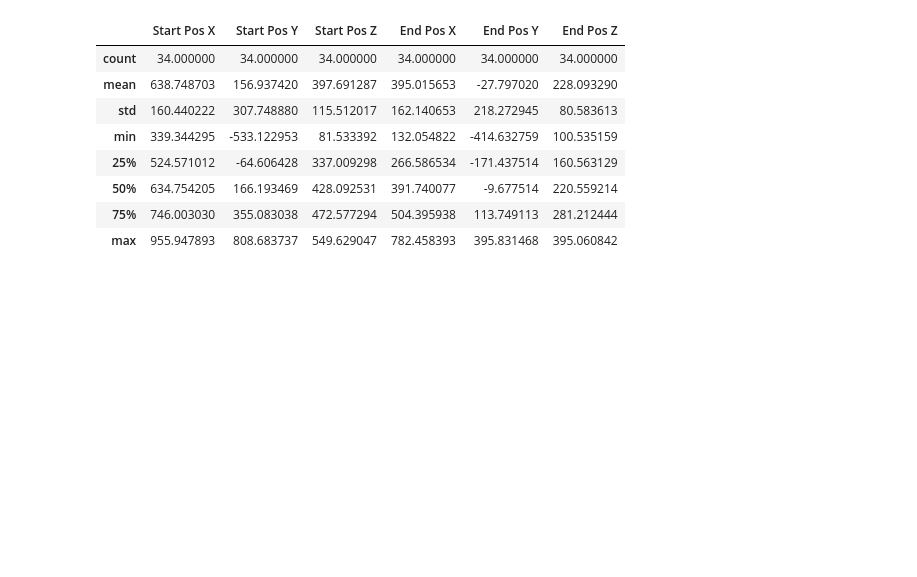
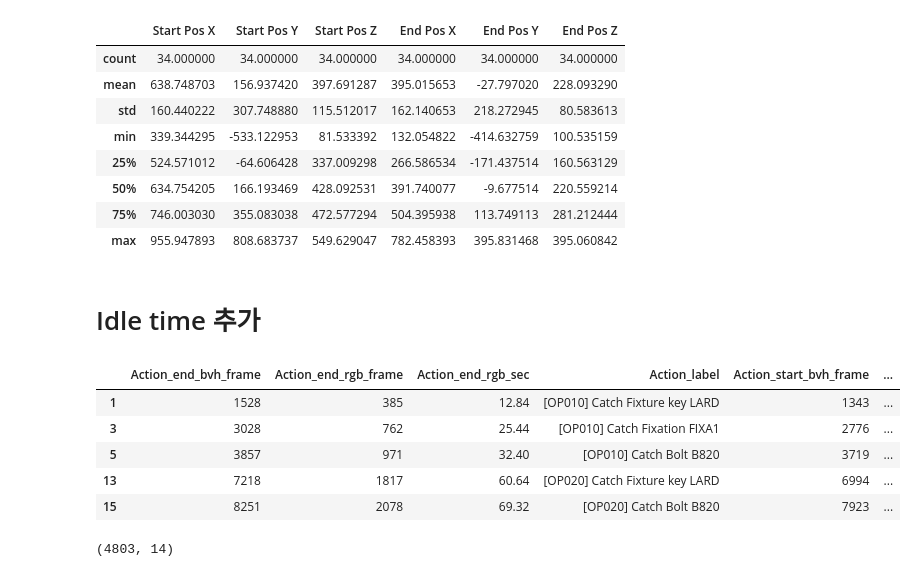
Before and after one commit to Maeng-Su/In-HARD, a Jupyter notebook: maeng/skeleton_data/bvh_preprocess3.ipynb, the cells around one changed output. Saved outputs shown, nothing was run; the diff lists cells and outputs as text; code cells hidden in the pictures; blank space fills up the shorter version.

Commit message:
add idle time

```diff
--- a/maeng/skeleton_data/bvh_preprocess3.ipynb
+++ b/maeng/skeleton_data/bvh_preprocess3.ipynb
@@ -354,3 +354,28 @@ plot_df.describe()
 | 50% | 634.754205 | 166.193469 | 428.092531 | 391.740077 | -9.677514 | 220.559214 |
 | 75% | 746.003030 | 355.083038 | 472.577294 | 504.395938 | 113.749113 | 281.212444 |
 | max | 955.947893 | 808.683737 | 549.629047 | 782.458393 | 395.831468 | 395.060842 |
+# %% [markdown]
+# Idle time 추가
+# %%
+# 경로 설정
+BVH_FILE_PATH = '/home/maeng/In-HARD/Online/Skeleton/P01_R01.bvh'
+MAPPING_CSV_PATH = "/home/maeng/In-HARD/Online/InHARD.csv"
+FILE_ID = "P01_R01"
+
+mapping_df = pd.read_csv(MAPPING_CSV_PATH)
+
+cond = mapping_df['File'] == FILE_ID
+cond2 = mapping_df['Meta_action_class_number'].isin([6, 7]) # 6번은 Picking in front, 7번은 Picking left
+# %%
+mapping_df[cond&cond2].head()
+# %% [output]
+|  | Action_end_bvh_frame | Action_end_rgb_frame | Action_end_rgb_sec | Action_label | Action_start_bvh_frame | ... |
+| 1 | 1528 | 385 | 12.84 | [OP010] Catch Fixture key LARD | 1343 | ... |
+| 3 | 3028 | 762 | 25.44 | [OP010] Catch Fixation FIXA1 | 2776 | ... |
+| 5 | 3857 | 971 | 32.40 | [OP010] Catch Bolt B820 | 3719 | ... |
+| 13 | 7218 | 1817 | 60.64 | [OP020] Catch Fixture key LARD | 6994 | ... |
+| 15 | 8251 | 2078 | 69.32 | [OP020] Catch Bolt B820 | 7923 | ... |
+# %%
+mapping_df.shape
+# %% [output]
+(4803, 14)
```
Also changed, not shown: parts of 8 cells of this notebook.
